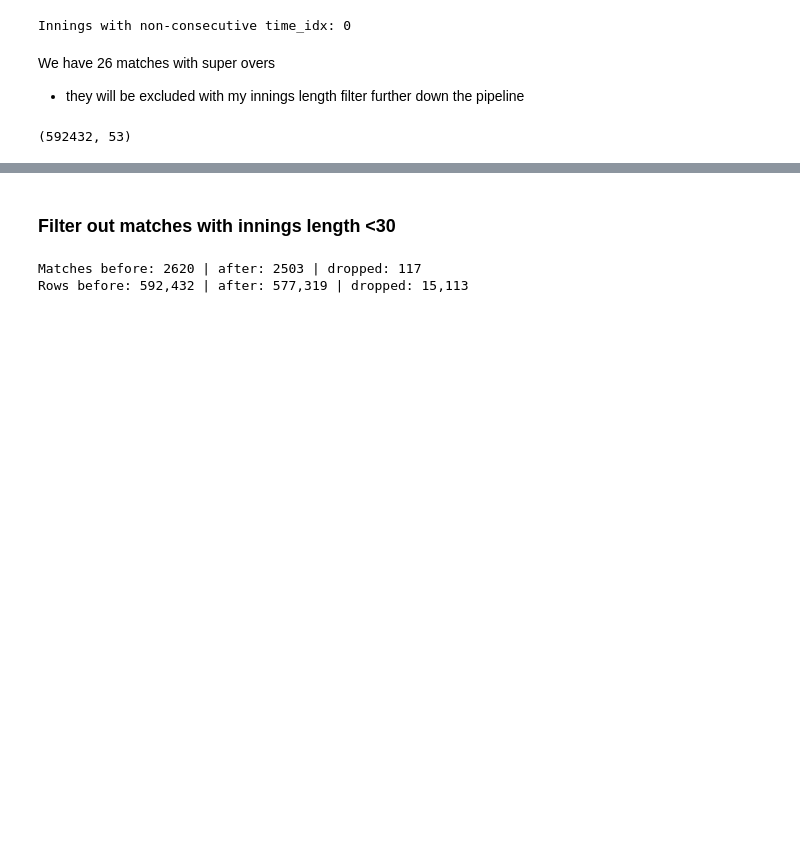
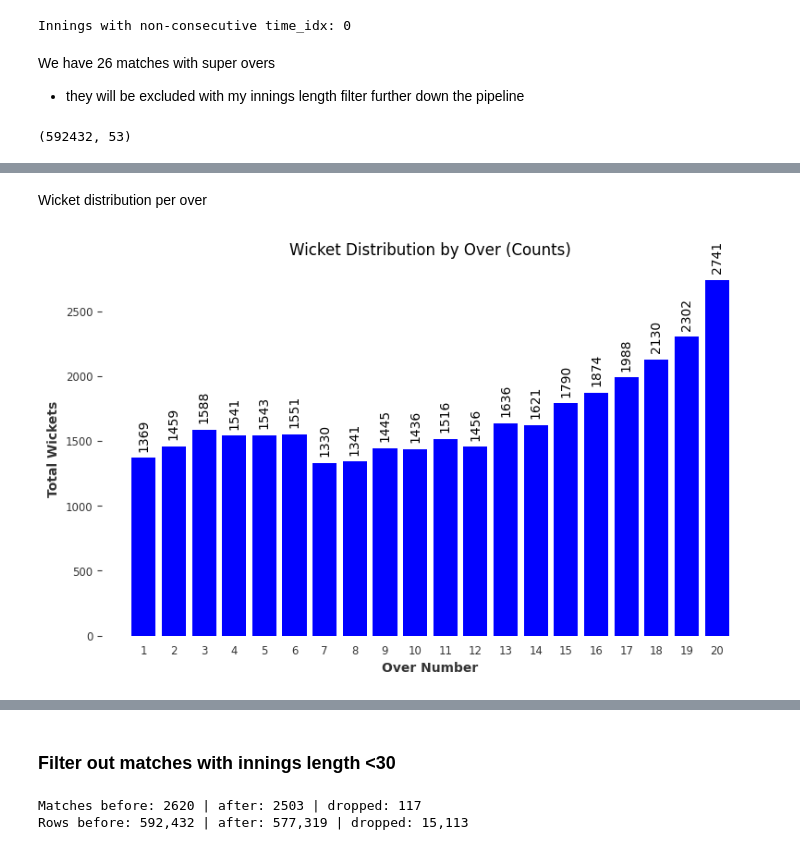
Before and after one commit to GBaugniet/cricketmodel, a Jupyter notebook: Cricket_Prediction_Model (4).ipynb, the cells around one changed output, grey strips where cells are left out. Saved outputs shown, nothing was run; the diff lists cells and outputs as text; code cells hidden in the pictures; blank space fills up the shorter version.

```diff
--- a/Cricket_Prediction_Model (4).ipynb
+++ b/Cricket_Prediction_Model (4).ipynb
@@ -2146,0 +2355,33 @@ df_all_it20s.shape
+# %% [markdown]
+Wicket distribution per over
+# %%
+
+
+need = {'over_number','is_wicket'}
+if need.issubset(df_all_it20s.columns):
+    wickets_per_over = (
+        df_all_it20s.groupby('over_number')['is_wicket']
+        .sum()
+        .astype(int)
+        .sort_index()
+    )
+
+    plt.figure(figsize=(8,5))
+    bars = plt.bar(wickets_per_over.index, wickets_per_over.values, color='blue')
+
+    plt.xlabel("Over Number")
+    plt.ylabel("Total Wickets")
+    plt.title("Wicket Distribution by Over (Counts)")
+
+    plt.xticks(wickets_per_over.index)
+    plt.grid(False)
+
+    # Add vertical labels slightly above the bars
+    for x, y in zip(wickets_per_over.index, wickets_per_over.values):
+        plt.text(x, y + 50, str(int(y)), ha='center', va='bottom', rotation=90)
+        # ↑ 50 is the offset, adjust if needed depending on scale
+
+    plt.tight_layout()
+    plt.show()
+# %% [output]
+[figure, added]
```
Also changed, not shown: parts of 79 cells of this notebook, 9 other files.
